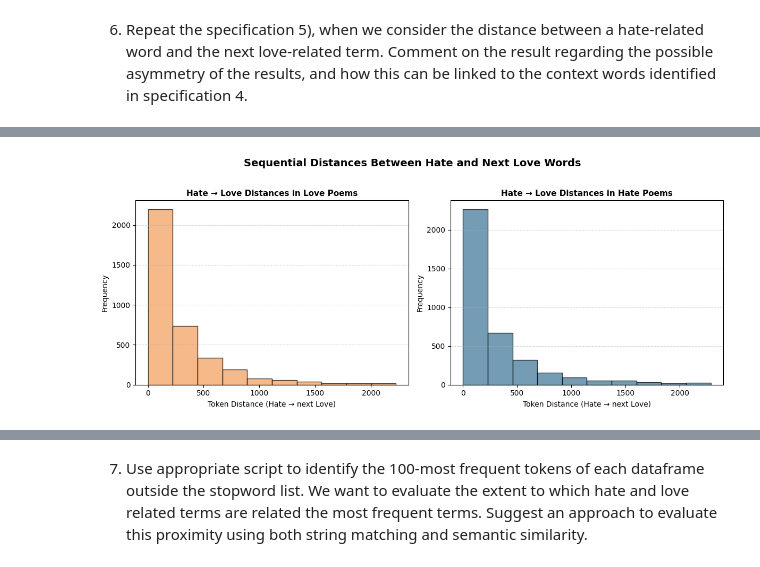
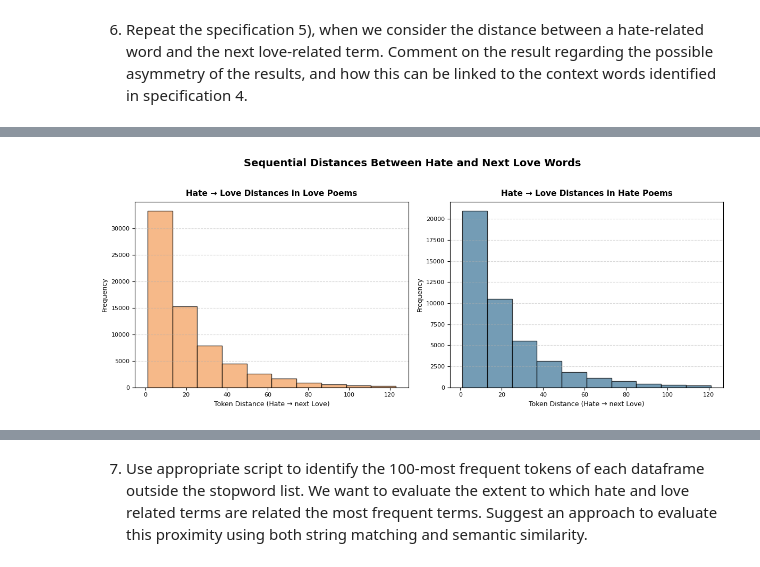
Before and after one commit to Raoikram123/NLP_Project, a Jupyter notebook: hate_and_love_poetry.ipynb, the cells around one changed output, grey strips where cells are left out. Cells and saved outputs as stored; diff of their text form; code cells hidden in the pictures.

```diff
--- a/hate_and_love_poetry.ipynb
+++ b/hate_and_love_poetry.ipynb
@@ -637,82 +862,113 @@ Hate→Hate (Hate Poems): mean=607.88, median=237.00, max=13913
 # %% [markdown]
 6. Repeat the specification 5), when we consider the distance between a hate-related word and the next love-related term. Comment on the result regarding the possible asymmetry of the results, and how this can be linked to the context words identified in specification 4.
 # %%
+import os
 import numpy as np
 import matplotlib.pyplot as plt
+import nltk
 from nltk.tokenize import word_tokenize
-import os
+from nltk.stem import WordNetLemmatizer
 
-# --- Step 1: Compute distance from each Hate → next Love word ---
+# === Setup NLTK =====================================================
+nltk.download("punkt", quiet=True)
+nltk.download("wordnet", quiet=True)
+nltk.download("omw-1.4", quiet=True)
+lemmatizer = WordNetLemmatizer()
+
+# === Helper: tokenize + lemmatize ==================================
+def tokenize_and_lemmatize(text):
+    """Tokenizes, lowercases, and lemmatizes alphabetic words."""
+    tokens = [t.lower() for t in word_tokenize(text) if t.isalpha()]
+    return [lemmatizer.lemmatize(t) for t in tokens if len(t) > 2]
+
+# === Step 1: Compute distances Hate → next Love =====================
 def compute_cross_distances(df, hate_words, love_words):
-    """Return distances (in tokens) between hate word and next love word."""
-    tokens = [w.lower() for text in df["text"] if isinstance(text, str)
-              for w in word_tokenize(text) if w.isalpha()]
+    """
+    Compute distances (in tokens) between each hate-related word
+    and the next love-related word appearing after it.
+    """
+    all_tokens = []
+    for text in df["text"]:
+        if not isinstance(text, str):
+            continue
+        all_tokens.extend(tokenize_and_lemmatize(text))
 
-    hate_idx = [i for i, w in enumerate(tokens) if w in hate_words]
-    love_idx = [i for i, w in enumerate(tokens) if w in love_words]
+    hate_idx = [i for i, w in enumerate(all_tokens) if w in hate_words]
+    love_idx = [i for i, w in enumerate(all_tokens) if w in love_words]
 
     if not hate_idx or not love_idx:
         return []
 
     distances = []
     for h in hate_idx:
-        # find first love index after this hate index
         next_loves = [l for l in love_idx if l > h]
         if next_loves:
             distances.append(next_loves[0] - h)
     return distances
 
-# --- Step 2: Compute Hate→Love distances for both corpora ---
+# === Step 2: Compute Hate→Love distances for both corpora ===========
+print("🔍 Calculating distances from Hate → next Love word...")
+
 cross_dists_love_df = compute_cross_distances(love_df, hate_words, love_words)
 cross_dists_hate_df = compute_cross_distances(hate_df, hate_words, love_words)
 
-# --- Step 3: Function to plot explicit NumPy histogram ---
+# === Step 3: Histogram plotting helper ==============================
 def plot_cross_hist(distances, title, color, ax):
-    if not distances:
+    """Plots 10-bin histogram for Hate→Love token distances."""
+    if not distances or len(distances) < 2:
         ax.text(0.5, 0.5, "No data", ha="center", va="center", fontsize=12)
         ax.set_title(title, fontsize=11, fontweight="bold")
         return
 
     distances = np.array(distances)
-    # Remove outliers (99th percentile cap)
+    # Cap outliers to 99th percentile
     max_cap = np.percentile(distances, 99)
     distances = distances[distances <= max_cap]
 
-    # Explicit histogram binning (10 bins)
+    # Create 10 equal-width bins
     bins = np.linspace(distances.min(), distances.max(), 11)
     counts, bin_edges = np.histogram(distances, bins=bins)
 
-    # Manual plot
+    # Plot
     ax.bar(bin_edges[:-1], counts, width=np.diff(bin_edges),
            color=color, alpha=0.75, edgecolor="black", align="edge")
-    ax.set_title(title, fontsize=11, fontweight="bold")
-    ax.set_xlabel("Token Distance (Hate → next Love)")
-    ax.set_ylabel("Frequency")
+    ax.set_title(title, fontsize=11, fontweight="bold", pad=8)
+    ax.set_xlabel("Token Distance (Hate → next Love)", fontsize=9)
+    ax.set_ylabel("Frequency", fontsize=9)
     ax.grid(axis="y", linestyle="--", alpha=0.5)
+    ax.tick_params(axis="both", labelsize=8)
 
-# --- Step 4: Plot both histograms side-by-side ---
+# === Step 4: Create side-by-side plots ==============================
 fig, axs = plt.subplots(1, 2, figsize=(12, 5))
-plot_cross_hist(cross_dists_love_df, "Hate → Love Distances in Love Poems", "#f4a261", axs[0])
-plot_cross_hist(cross_dists_hate_df, "Hate → Love Distances in Hate Poems", "#457b9d", axs[1])
+plot_cross_hist(cross_dists_love_df,
+                "Hate → Love Distances in Love Poems", "#f4a261", axs[0])
+plot_cross_hist(cross_dists_hate_df,
+                "Hate → Love Distances in Hate Poems", "#457b9d", axs[1])
 
-plt.suptitle("Sequential Distances Between Hate and Next Love Words", fontsize=14, fontweight="bold", y=0.97)
+plt.suptitle("Sequential Distances Between Hate and Next Love Words",
+             fontsize=14, fontweight="bold", y=0.97)
 plt.tight_layout(rect=[0, 0, 1, 0.95])
 
-# Save output
+# Save and show
 os.makedirs("plots", exist_ok=True)
 plt.savefig("plots/task6_hate_to_love_distances.png", dpi=300, bbox_inches="tight")
 plt.show()
 
-# --- Step 5: Print summary statistics for interpretation ---
+# === Step 5: Summary statistics =====================================
 def print_stats(label, distances):
     if len(distances) > 1:
-        print(f"{label}: mean={np.mean(distances):.2f}, median={np.median(distances):.2f}, max={np.max(distances)}")
+        distances = np.array(distances)
+        print(f"{label}: count={len(distances)}, "
+              f"mean={np.mean(distances):.2f}, "
+              f"median={np.median(distances):.2f}, "
+              f"max={np.max(distances)}")
     else:
         print(f"{label}: Not enough data")
 
-print("\n Hate → Love Distance Summary:")
+print("\n📊 Hate → Love Distance Summary:")
 print_stats("Love Poems", cross_dists_love_df)
 print_stats("Hate Poems", cross_dists_hate_df)
 
-print("\n Task 6 completed: comparison plot saved to 'plots/task6_hate_to_love_distances.png'")
+print("\n✅ Task 6 complete → Comparison figure saved as:")
+print("   • plots/task6_hate_to_love_distances.png")
 # %% [output]
@@ -719 +976 @@ print("\n Task 6 completed: comparison plot saved to 'plots/task6_hate_to_love_d
-[figure, old version]
+[figure, new version]
```
Also changed, not shown: parts of 11 cells of this notebook.
